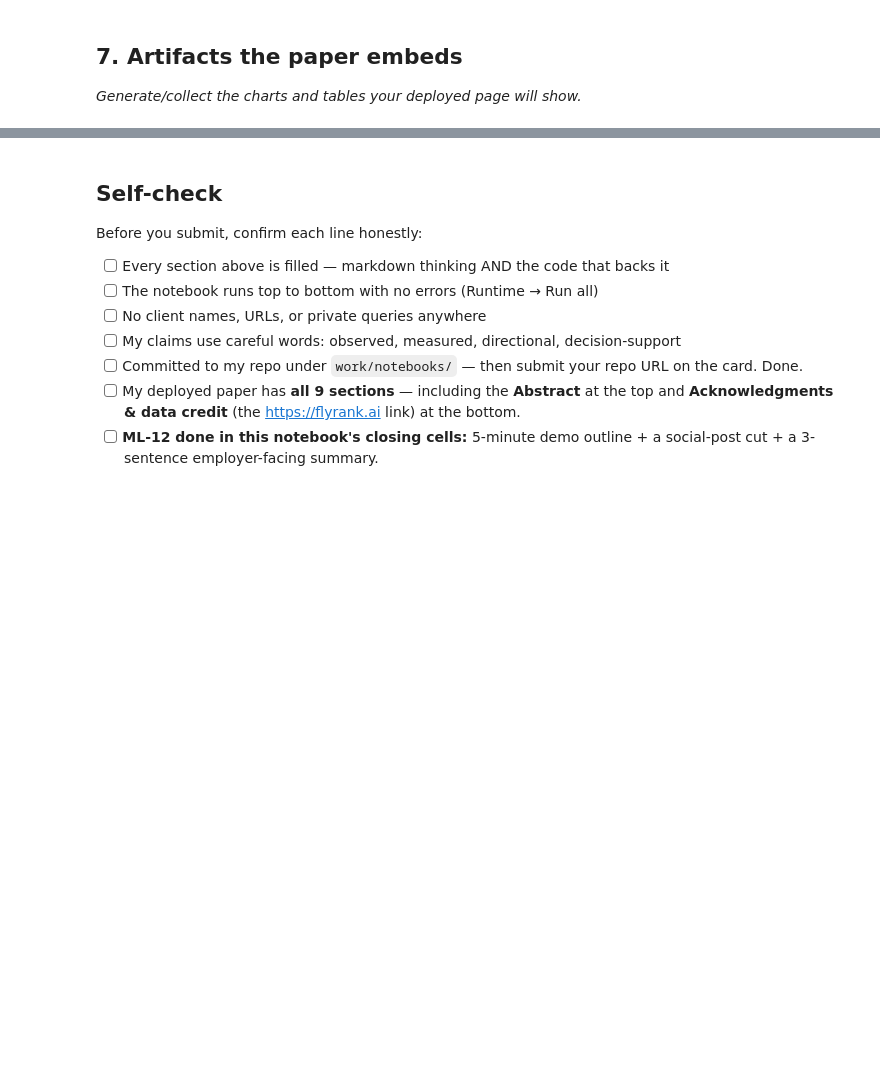
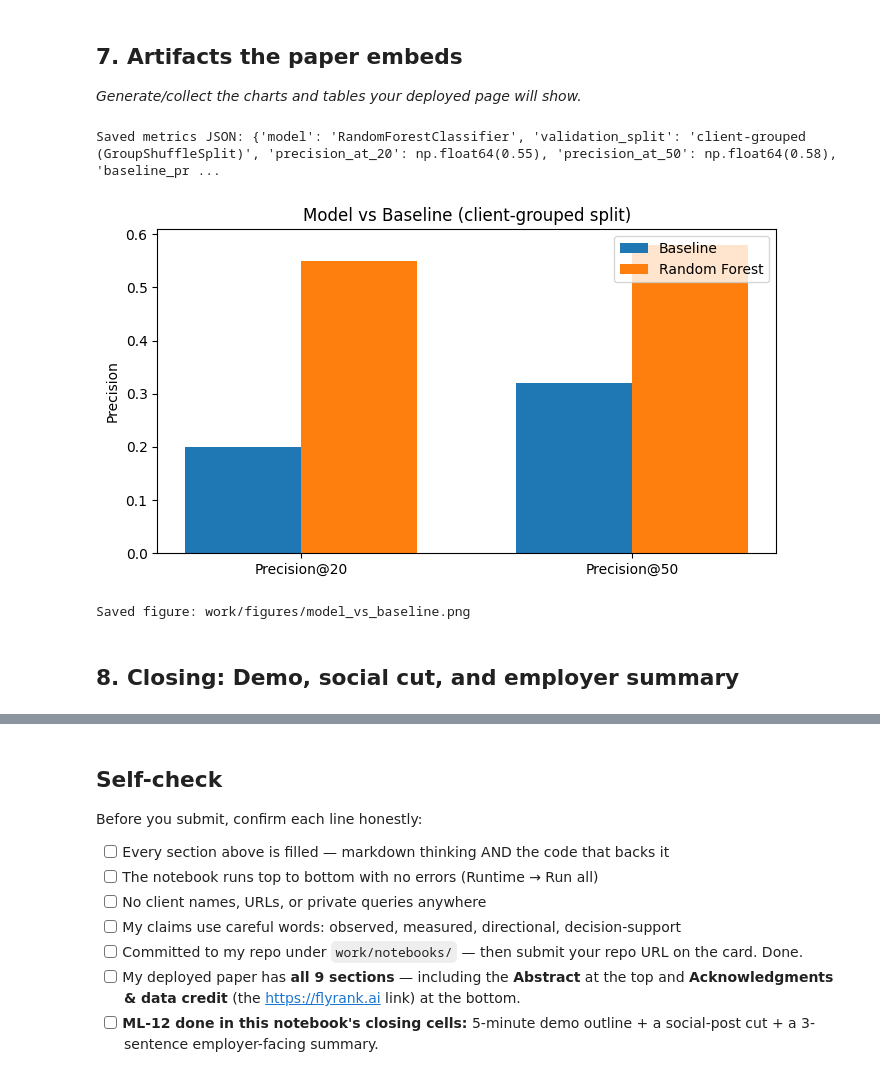
Before and after one commit to taqadussana/ML, a Jupyter notebook: work/notebooks/capstone.ipynb, the cells around one changed output, grey strips where cells are left out. Saved outputs shown, nothing was run; the diff lists cells and outputs as text; code cells hidden in the pictures; blank space fills up the shorter version.

```diff
--- a/work/notebooks/capstone.ipynb
+++ b/work/notebooks/capstone.ipynb
@@ -20,0 +41,12 @@ This skeleton is yours to fill. Work the sections **in order** — each one has
+# %%
+import pandas as pd
+import numpy as np
+
+url = "https://raw.githubusercontent.com/taqadussana/ML/main/data/raw/content_refresh_anonymized.csv"
+df = pd.read_csv(url)
+df["is_declining_label"] = df["trend_direction"].str.lower().eq("down").astype(int)
+
+print("Total pages:", df.shape[0])
+print("Unique clients:", df["client_id"].nunique())
+print("Share trending down:", round(df["is_declining_label"].mean(), 3))
+df.head()
@@ -34,3 +229,47 @@ This skeleton is yours to fill. Work the sections **in order** — each one has
 ## 7. Artifacts the paper embeds
 
 *Generate/collect the charts and tables your deployed page will show.*
+# %%
+import os, json
+import matplotlib.pyplot as plt
+
+os.makedirs("work/outputs", exist_ok=True)
+os.makedirs("work/figures", exist_ok=True)
+
+metrics = {
+    "model": "RandomForestClassifier",
+    "validation_split": "client-grouped (GroupShuffleSplit)",
+    "precision_at_20": round(precision_at_k(rf_scores, y_test, 20), 3),
+    "precision_at_50": round(precision_at_k(rf_scores, y_test, 50), 3),
+    "baseline_precision_at_20": round(precision_at_k(baseline_test, y_test, 20), 3),
+    "baseline_precision_at_50": round(precision_at_k(baseline_test, y_test, 50), 3),
+    "action_distribution": ranked["final_action"].value_counts().to_dict(),
+    "total_pages_scored": len(ranked),
+}
+with open("work/outputs/capstone_metrics.json", "w") as f:
+    json.dump(metrics, f, indent=2)
+print("Saved metrics JSON:", metrics)
+
+fig, ax = plt.subplots(figsize=(7, 4))
+ks = [20, 50]
+baseline_vals = [metrics["baseline_precision_at_20"], metrics["baseline_precision_at_50"]]
+model_vals = [metrics["precision_at_20"], metrics["precision_at_50"]]
+x = np.arange(len(ks))
+width = 0.35
+ax.bar(x - width/2, baseline_vals, width, label="Baseline")
+ax.bar(x + width/2, model_vals, width, label="Random Forest")
+ax.set_xticks(x)
+ax.set_xticklabels([f"Precision@{k}" for k in ks])
+ax.set_ylabel("Precision")
+ax.set_title("Model vs Baseline (client-grouped split)")
+ax.legend()
+plt.tight_layout()
+plt.savefig("work/figures/model_vs_baseline.png", dpi=150)
+plt.show()
+print("Saved figure: work/figures/model_vs_baseline.png")
+# %% [output]
+Saved metrics JSON: {'model': 'RandomForestClassifier', 'validation_split': 'client-grouped (GroupShuffleSplit)', 'precision_at_20': np.float64(0.55), 'precision_at_50': np.float64(0.58), 'baseline_pr ...
+[figure, added]
+Saved figure: work/figures/model_vs_baseline.png
+# %% [markdown]
+## 8. Closing: Demo, social cut, and employer summary
```
Also changed, not shown: parts of 13 cells of this notebook.
